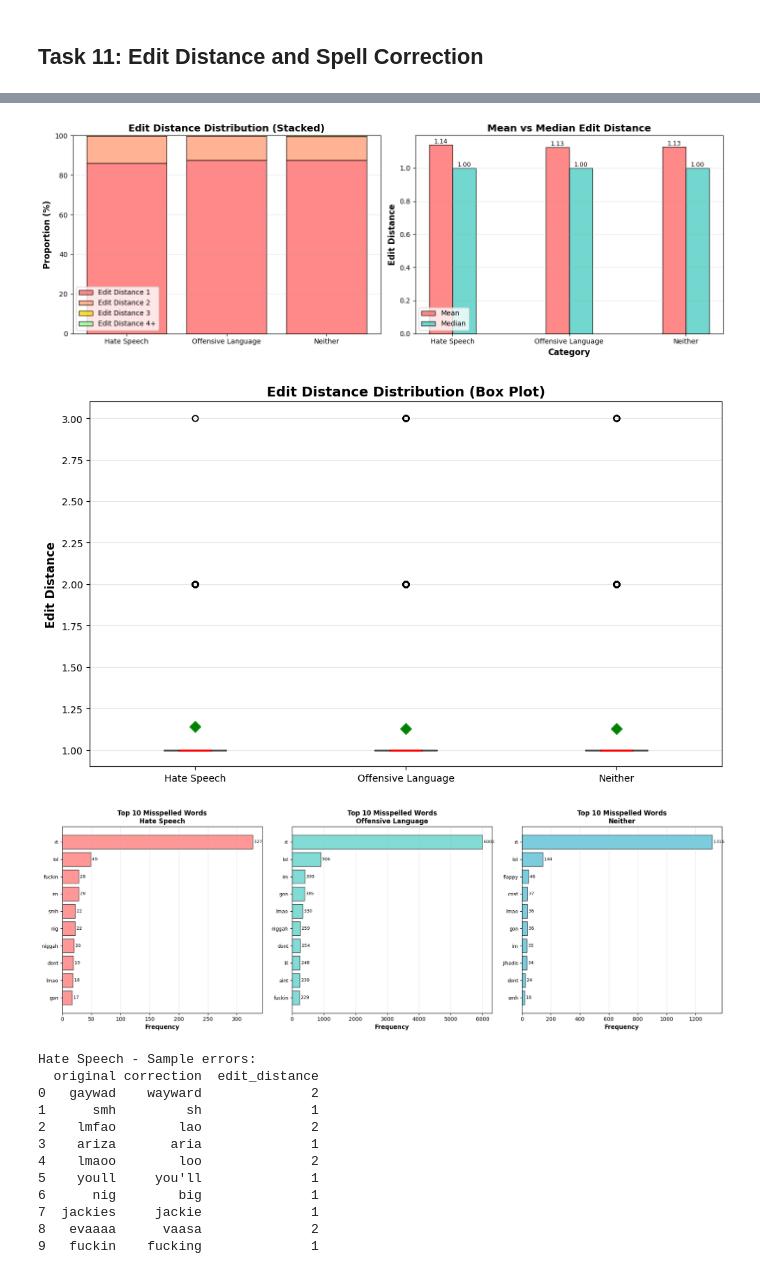
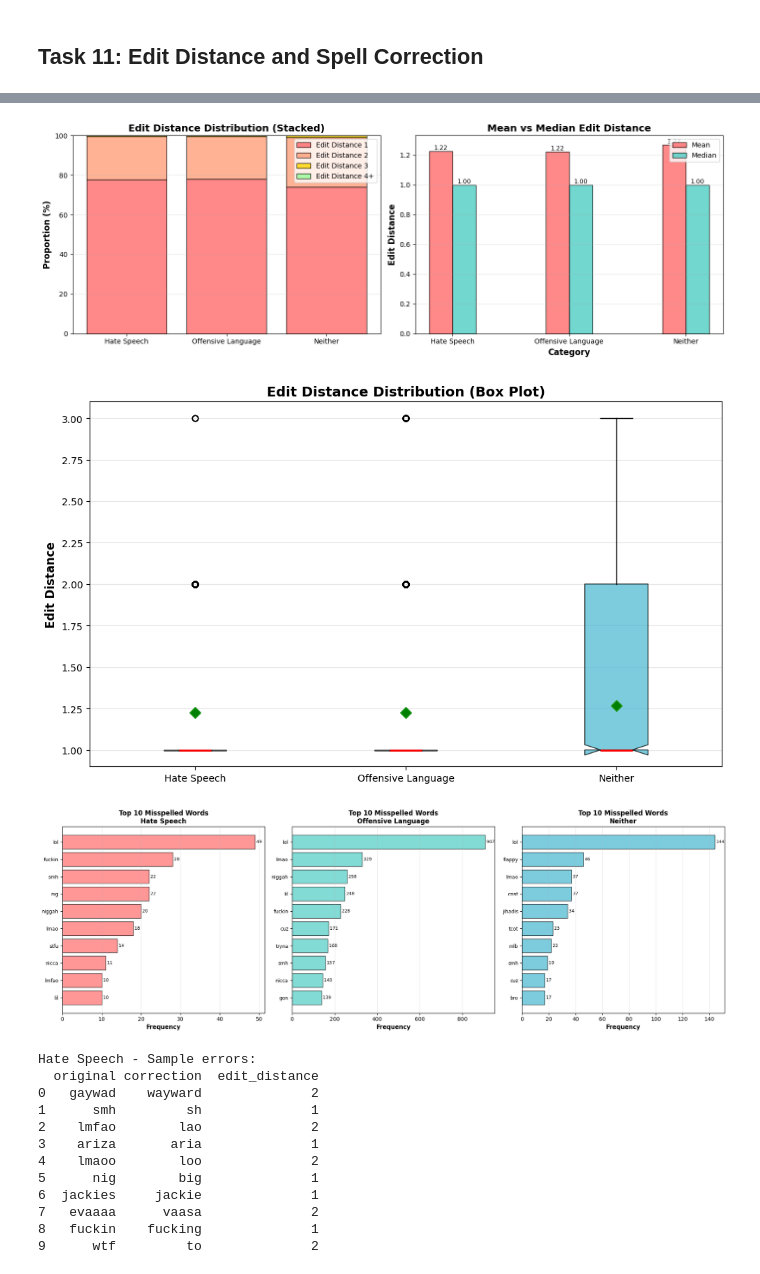
Before and after one commit to namvdo/hate-speech-zipf-analysis, a Jupyter notebook: zipf_analysis.ipynb, the cells around one changed output, grey strips where cells are left out. Cells and saved outputs as stored; diff of their text form; code cells hidden in the pictures.

Commit message:
Updated clean_text and Used cleaned_tweet col

```diff
--- a/zipf_analysis.ipynb
+++ b/zipf_analysis.ipynb
@@ -84,6 +85,8 @@ def clean_text(text):
 
     Removes HTML entities, URLs, mentions, hashtags, RT indicators,
     and normalizes whitespace.
+
+    Expands contractions and removes unwanted characters.
     """
     if pd.isna(text):
         return ""
@@ -93,16 +96,16 @@ def clean_text(text):
     # Expand contractions
     text = contractions.fix(text)
 
-    # Remove HTML entities
-    text = re.sub(r'&amp;?', 'and', text)
-    text = re.sub(r'&lt;', '<', text)
-    text = re.sub(r'&gt;', '>', text)
-    text = re.sub(r'&#\d+;', '', text)
+    # Remove HTML tags & decode HTML entities
+    text = re.sub(r'<.*?>', '', text)
+    text = html.unescape(text)
 
-    # Remove URLs, mentions, hashtags
+    # Remove URLs, mentions
     text = re.sub(r'http\S+|www\S+', '', text)
     text = re.sub(r'@\w+', '', text)
-    # text = re.sub(r'#\w+', '', text)
+
+    # Remove hashtags but keep the text
+    text = re.sub(r'#(\w+)', r'\1', text)
 
     # Remove RT (retweet) indicator
     text = re.sub(r'\brt\b', '', text, flags=re.IGNORECASE)
@@ -1284,13 +1291,15 @@ Zipf's Law Interpretation for Neither
 # %%
 
 from nltk import pos_tag
-def add_pos_tags(df, text_column='tweet'):
+def add_pos_tags(df, text_column='cleaned_tweet'):
     """Add POS tags to dataframe."""
     def get_pos_tags(text):
         if pd.isna(text):
             return []
         tokens = nltk.word_tokenize(str(text).lower())
-        return [tag for _, tag in pos_tag(tokens)]
+        # Remove non-alphabetic tokens
+        alpha_tokens = [token for token in tokens if token.isalpha()]
+        return [tag for _, tag in pos_tag(alpha_tokens)]
 
     df['pos_tags'] = df[text_column].apply(get_pos_tags)
     return df
@@ -1491,7 +1500,7 @@ def interpret_pos_zipf_fit(fit_result, category_name):
 # ====================================================================
 
 print("Tagging POS...")
-df = add_pos_tags(df, text_column='tweet')
+df = add_pos_tags(df, text_column='cleaned_tweet')
 
 print("\n" + "="*80)
 print("ENTIRE CORPUS - POS TAG ANALYSIS")
@@ -1634,7 +1643,7 @@ Offensive Language -152.725677 -160.045948 2.329486     45
 # %% [markdown]
 ## Task 5: Heap's Law Analysis - Vocabulary Growth
 # %%
-def compute_heaps_law(df, category=None, text_column='tweet', step_size=100):
+def compute_heaps_law(df, category=None, text_column='cleaned_tweet', step_size=100):
     # Filter by category if specified
     if category is not None:
         # Use the helper function instead of duplicating the mapping
@@ -2192,7 +2201,7 @@ GENERATING VISUALIZATIONS...
 # %% [markdown]
 ## Task 7: VADER Sentiment Analysis
 # %%
-def compute_sentiment_scores(df, text_column='tweet'):
+def compute_sentiment_scores(df, text_column='cleaned_tweet'):
     """
     Compute VADER sentiment scores for all posts.
 
@@ -2430,6 +2439,10 @@ def sentiment_summary_statistics(df, categories):
 
     return pd.DataFrame(results)
 
+# ============================================================================
+# EXECUTE ANALYSIS
+# ============================================================================
+
 N_BINS = 10
 
 print("="*80)
@@ -2438,7 +2451,7 @@ print("="*80)
 
 # Compute sentiment scores
 print("\nComputing VADER sentiment scores...")
-df = compute_sentiment_scores(df, text_column='tweet')
+df = compute_sentiment_scores(df, text_column='cleaned_tweet')
 print("✓ Sentiment scores computed")
 
 # Summary statistics
@@ -4982,7 +4995,7 @@ def analyze_spelling_errors(text):
 
     return errors
 
-def analyze_category_errors(df, category, text_column='tweet'):
+def analyze_category_errors(df, category, text_column='cleaned_tweet'):
     """
     Analyze all spelling errors in a category.
     """
@@ -5035,7 +5048,7 @@ def analyze_category_errors(df, category, text_column='tweet'):
 
     return stats, errors_df
 
-def analyze_all_categories(df, text_column='tweet'):
+def analyze_all_categories(df, text_column='cleaned_tweet'):
     categories = ['hate_speech', 'offensive_language', 'neither']
     all_stats = {}
     all_errors_df = {}
@@ -5378,6 +5391,6 @@ Worst spelling quality: Hate Speech
-[figure, old version]
+[figure, new version]
-[figure, old version]
+[figure, new version]
-[figure, old version]
+[figure, new version]
 Hate Speech - Sample errors:
   original correction  edit_distance
 0   gaywad    wayward              2
@@ -5385,8 +5398,8 @@ Hate Speech - Sample errors:
 2    lmfao        lao              2
 3    ariza       aria              1
 4    lmaoo        loo              2
-5    youll     you'll              1
-6      nig        big              1
-7  jackies     jackie              1
-8   evaaaa      vaasa              2
-9   fuckin    fucking              1
+5      nig        big              1
+6  jackies     jackie              1
+7   evaaaa      vaasa              2
+8   fuckin    fucking              1
+9      wtf         to              2
```
Also changed, not shown: parts of 12 cells of this notebook.
